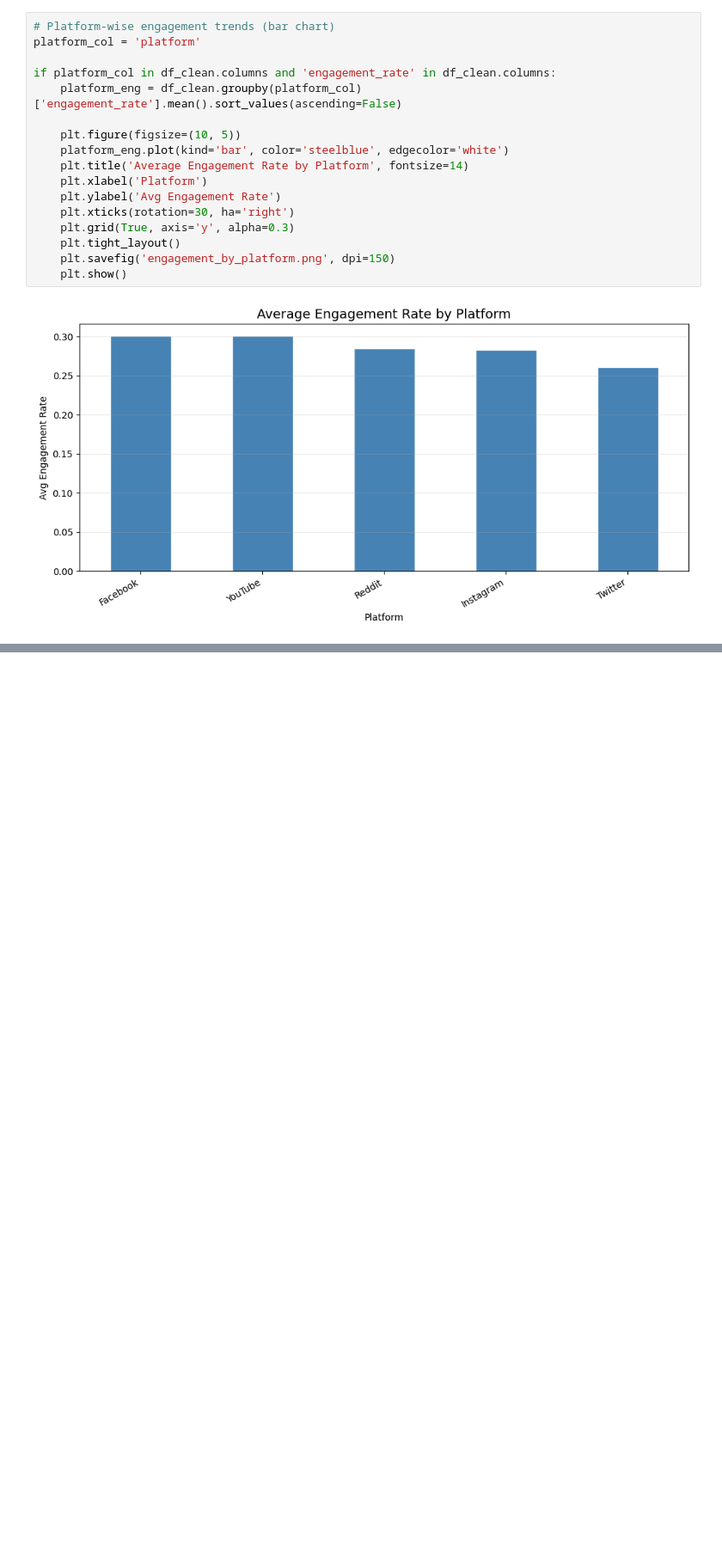
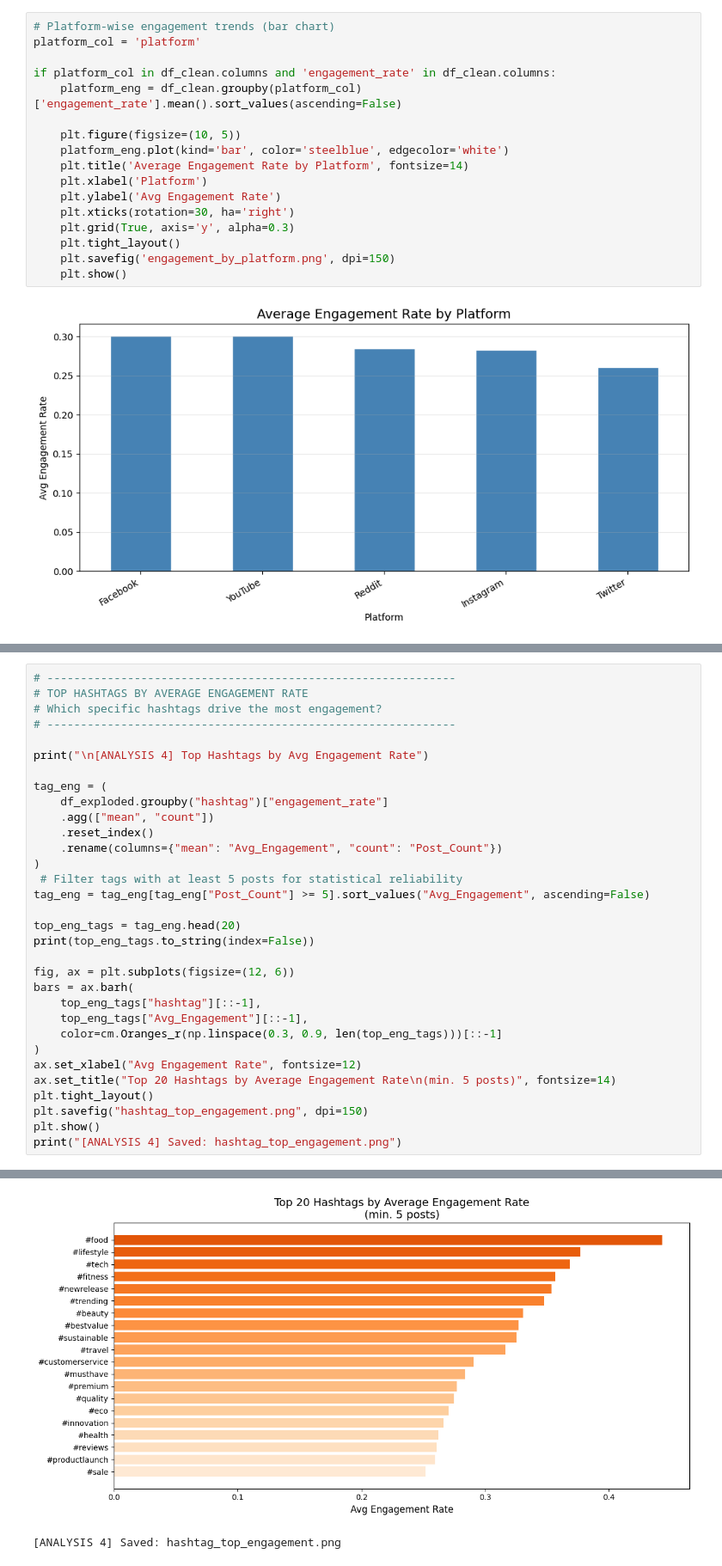
Before and after one commit to qiqi-xingyi/Datamining_project, a Jupyter notebook: social_media_data_mining.ipynb, the cells around one changed output, grey strips where cells are left out. Shown at 86% size. Cells and saved outputs as stored; diff of their text form; blank space fills up the shorter version.

```diff
--- a/social_media_data_mining.ipynb
+++ b/social_media_data_mining.ipynb
@@ -467,0 +646,33 @@ Box(children=(HTML(value='\n<div id="ifr-pyg-00064f735f6843dcrYtI4DqKJ9UF7vhm" s
+# %%
+# -------------------------------------------------------------
+# TOP HASHTAGS BY AVERAGE ENGAGEMENT RATE
+# Which specific hashtags drive the most engagement?
+# -------------------------------------------------------------
+
+print("\n[ANALYSIS 4] Top Hashtags by Avg Engagement Rate")
+
+tag_eng = (
+    df_exploded.groupby("hashtag")["engagement_rate"]
+    .agg(["mean", "count"])
+    .reset_index()
+    .rename(columns={"mean": "Avg_Engagement", "count": "Post_Count"})
+)
+ # Filter tags with at least 5 posts for statistical reliability
+tag_eng = tag_eng[tag_eng["Post_Count"] >= 5].sort_values("Avg_Engagement", ascending=False)
+
+top_eng_tags = tag_eng.head(20)
+print(top_eng_tags.to_string(index=False))
+
+fig, ax = plt.subplots(figsize=(12, 6))
+bars = ax.barh(
+    top_eng_tags["hashtag"][::-1],
+    top_eng_tags["Avg_Engagement"][::-1],
+    color=cm.Oranges_r(np.linspace(0.3, 0.9, len(top_eng_tags)))[::-1]
+)
+ax.set_xlabel("Avg Engagement Rate", fontsize=12)
+ax.set_title("Top 20 Hashtags by Average Engagement Rate\n(min. 5 posts)", fontsize=14)
+plt.tight_layout()
+plt.savefig("hashtag_top_engagement.png", dpi=150)
+plt.show()
+print("[ANALYSIS 4] Saved: hashtag_top_engagement.png")
+# %% [output]
@@ -467,0 +696,2 @@ Box(children=(HTML(value='\n<div id="ifr-pyg-00064f735f6843dcrYtI4DqKJ9UF7vhm" s
+[figure, added]
+[ANALYSIS 4] Saved: hashtag_top_engagement.png
```
Also changed, not shown: parts of 14 cells of this notebook, 6 other files.
